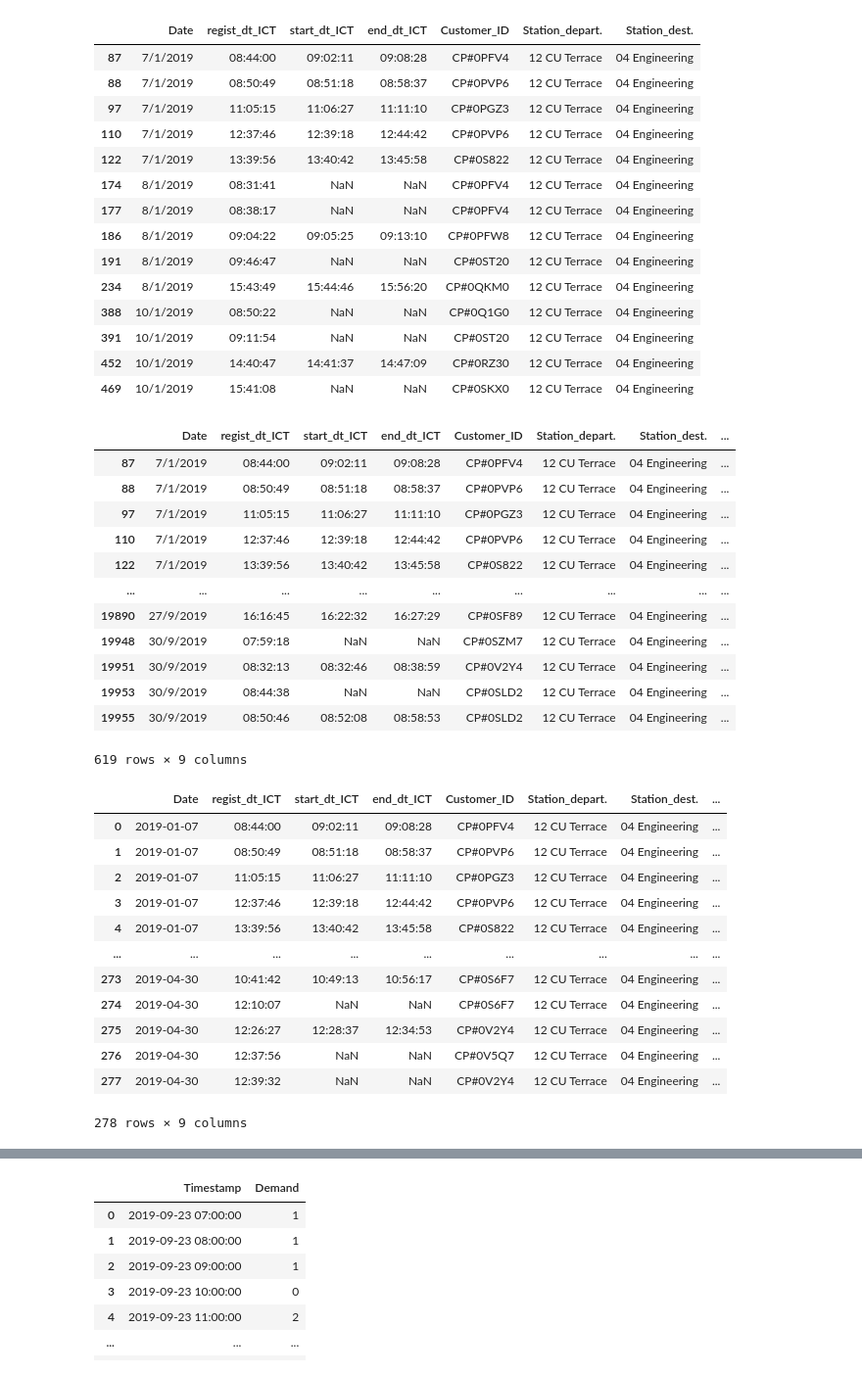
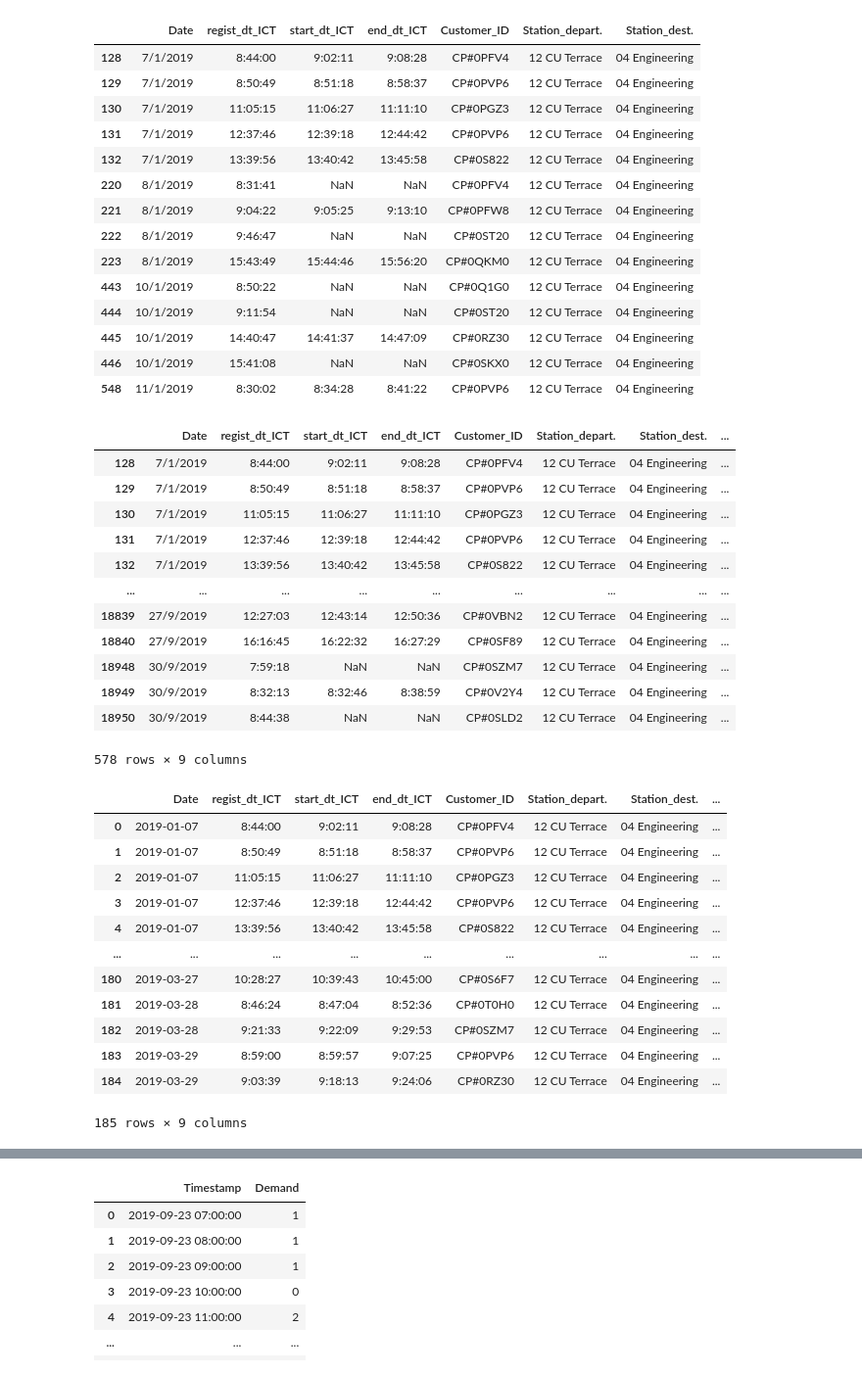
Before and after one commit to winnpm/ha-mo_data_visualization, a Jupyter notebook: Time Series Models.ipynb, the cells around one changed output, grey strips where cells are left out. Shown at 98% size. Drawn from its saved outputs; the diff is of its cells as text; code cells hidden in the pictures.

```diff
--- a/Time Series Models.ipynb
+++ b/Time Series Models.ipynb
@@ -17,7 +15,8 @@ from pylab import rcParams
 from tqdm import tqdm_notebook
 import fbprophet
 # %%
-df_merged_no_hol = pd.read_csv('usage_and_failed_search_no_hol.csv')
+# df_merged_no_hol_old = pd.read_csv('usage_and_failed_search_no_hol.csv')
+df_merged_no_hol = pd.read_csv('no_hol_v2_edited.csv')
 # %%
 df_o = df_merged_no_hol[df_merged_no_hol['Station_depart.'] == '12 CU Terrace']
 df_od = df_o[df_o['Station_dest.'] == '04 Engineering']
@@ -25,20 +24,20 @@ df_od = df_o[df_o['Station_dest.'] == '04 Engineering']
 df_od.head(14)
 # %% [output]
 |  | Date | regist_dt_ICT | start_dt_ICT | end_dt_ICT | Customer_ID | Station_depart. | Station_dest. |
-| 87 | 7/1/2019 | 08:44:00 | 09:02:11 | 09:08:28 | CP#0PFV4 | 12 CU Terrace | 04 Engineering |
-| 88 | 7/1/2019 | 08:50:49 | 08:51:18 | 08:58:37 | CP#0PVP6 | 12 CU Terrace | 04 Engineering |
-| 97 | 7/1/2019 | 11:05:15 | 11:06:27 | 11:11:10 | CP#0PGZ3 | 12 CU Terrace | 04 Engineering |
-| 110 | 7/1/2019 | 12:37:46 | 12:39:18 | 12:44:42 | CP#0PVP6 | 12 CU Terrace | 04 Engineering |
-| 122 | 7/1/2019 | 13:39:56 | 13:40:42 | 13:45:58 | CP#0S822 | 12 CU Terrace | 04 Engineering |
-| 174 | 8/1/2019 | 08:31:41 | NaN | NaN | CP#0PFV4 | 12 CU Terrace | 04 Engineering |
-| 177 | 8/1/2019 | 08:38:17 | NaN | NaN | CP#0PFV4 | 12 CU Terrace | 04 Engineering |
-| 186 | 8/1/2019 | 09:04:22 | 09:05:25 | 09:13:10 | CP#0PFW8 | 12 CU Terrace | 04 Engineering |
-| 191 | 8/1/2019 | 09:46:47 | NaN | NaN | CP#0ST20 | 12 CU Terrace | 04 Engineering |
-| 234 | 8/1/2019 | 15:43:49 | 15:44:46 | 15:56:20 | CP#0QKM0 | 12 CU Terrace | 04 Engineering |
-| 388 | 10/1/2019 | 08:50:22 | NaN | NaN | CP#0Q1G0 | 12 CU Terrace | 04 Engineering |
-| 391 | 10/1/2019 | 09:11:54 | NaN | NaN | CP#0ST20 | 12 CU Terrace | 04 Engineering |
-| 452 | 10/1/2019 | 14:40:47 | 14:41:37 | 14:47:09 | CP#0RZ30 | 12 CU Terrace | 04 Engineering |
-| 469 | 10/1/2019 | 15:41:08 | NaN | NaN | CP#0SKX0 | 12 CU Terrace | 04 Engineering |
+| 128 | 7/1/2019 | 8:44:00 | 9:02:11 | 9:08:28 | CP#0PFV4 | 12 CU Terrace | 04 Engineering |
+| 129 | 7/1/2019 | 8:50:49 | 8:51:18 | 8:58:37 | CP#0PVP6 | 12 CU Terrace | 04 Engineering |
+| 130 | 7/1/2019 | 11:05:15 | 11:06:27 | 11:11:10 | CP#0PGZ3 | 12 CU Terrace | 04 Engineering |
+| 131 | 7/1/2019 | 12:37:46 | 12:39:18 | 12:44:42 | CP#0PVP6 | 12 CU Terrace | 04 Engineering |
+| 132 | 7/1/2019 | 13:39:56 | 13:40:42 | 13:45:58 | CP#0S822 | 12 CU Terrace | 04 Engineering |
+| 220 | 8/1/2019 | 8:31:41 | NaN | NaN | CP#0PFV4 | 12 CU Terrace | 04 Engineering |
+| 221 | 8/1/2019 | 9:04:22 | 9:05:25 | 9:13:10 | CP#0PFW8 | 12 CU Terrace | 04 Engineering |
+| 222 | 8/1/2019 | 9:46:47 | NaN | NaN | CP#0ST20 | 12 CU Terrace | 04 Engineering |
+| 223 | 8/1/2019 | 15:43:49 | 15:44:46 | 15:56:20 | CP#0QKM0 | 12 CU Terrace | 04 Engineering |
+| 443 | 10/1/2019 | 8:50:22 | NaN | NaN | CP#0Q1G0 | 12 CU Terrace | 04 Engineering |
+| 444 | 10/1/2019 | 9:11:54 | NaN | NaN | CP#0ST20 | 12 CU Terrace | 04 Engineering |
+| 445 | 10/1/2019 | 14:40:47 | 14:41:37 | 14:47:09 | CP#0RZ30 | 12 CU Terrace | 04 Engineering |
+| 446 | 10/1/2019 | 15:41:08 | NaN | NaN | CP#0SKX0 | 12 CU Terrace | 04 Engineering |
+| 548 | 11/1/2019 | 8:30:02 | 8:34:28 | 8:41:22 | CP#0PVP6 | 12 CU Terrace | 04 Engineering |
 # %%
 df_od['DateTime'] = df_od[df_od.columns[0:2]].apply(lambda x : '/' .join(x.astype(str)),axis=1)
 df_od['DateTime'] = df_od['DateTime'].str.replace(":", "/")
@@ -49,44 +48,46 @@ df_od['Demand'] = demand
 df_od
 # %% [output]
 |  | Date | regist_dt_ICT | start_dt_ICT | end_dt_ICT | Customer_ID | Station_depart. | Station_dest. | ... |
-| 87 | 7/1/2019 | 08:44:00 | 09:02:11 | 09:08:28 | CP#0PFV4 | 12 CU Terrace | 04 Engineering | ... |
-| 88 | 7/1/2019 | 08:50:49 | 08:51:18 | 08:58:37 | CP#0PVP6 | 12 CU Terrace | 04 Engineering | ... |
-| 97 | 7/1/2019 | 11:05:15 | 11:06:27 | 11:11:10 | CP#0PGZ3 | 12 CU Terrace | 04 Engineering | ... |
-| 110 | 7/1/2019 | 12:37:46 | 12:39:18 | 12:44:42 | CP#0PVP6 | 12 CU Terrace | 04 Engineering | ... |
-| 122 | 7/1/2019 | 13:39:56 | 13:40:42 | 13:45:58 | CP#0S822 | 12 CU Terrace | 04 Engineering | ... |
+| 128 | 7/1/2019 | 8:44:00 | 9:02:11 | 9:08:28 | CP#0PFV4 | 12 CU Terrace | 04 Engineering | ... |
+| 129 | 7/1/2019 | 8:50:49 | 8:51:18 | 8:58:37 | CP#0PVP6 | 12 CU Terrace | 04 Engineering | ... |
+| 130 | 7/1/2019 | 11:05:15 | 11:06:27 | 11:11:10 | CP#0PGZ3 | 12 CU Terrace | 04 Engineering | ... |
+| 131 | 7/1/2019 | 12:37:46 | 12:39:18 | 12:44:42 | CP#0PVP6 | 12 CU Terrace | 04 Engineering | ... |
+| 132 | 7/1/2019 | 13:39:56 | 13:40:42 | 13:45:58 | CP#0S822 | 12 CU Terrace | 04 Engineering | ... |
 | ... | ... | ... | ... | ... | ... | ... | ... | ... |
-| 19890 | 27/9/2019 | 16:16:45 | 16:22:32 | 16:27:29 | CP#0SF89 | 12 CU Terrace | 04 Engineering | ... |
-| 19948 | 30/9/2019 | 07:59:18 | NaN | NaN | CP#0SZM7 | 12 CU Terrace | 04 Engineering | ... |
-| 19951 | 30/9/2019 | 08:32:13 | 08:32:46 | 08:38:59 | CP#0V2Y4 | 12 CU Terrace | 04 Engineering | ... |
-| 19953 | 30/9/2019 | 08:44:38 | NaN | NaN | CP#0SLD2 | 12 CU Terrace | 04 Engineering | ... |
-| 19955 | 30/9/2019 | 08:50:46 | 08:52:08 | 08:58:53 | CP#0SLD2 | 12 CU Terrace | 04 Engineering | ... |
+| 18839 | 27/9/2019 | 12:27:03 | 12:43:14 | 12:50:36 | CP#0VBN2 | 12 CU Terrace | 04 Engineering | ... |
+| 18840 | 27/9/2019 | 16:16:45 | 16:22:32 | 16:27:29 | CP#0SF89 | 12 CU Terrace | 04 Engineering | ... |
+| 18948 | 30/9/2019 | 7:59:18 | NaN | NaN | CP#0SZM7 | 12 CU Terrace | 04 Engineering | ... |
+| 18949 | 30/9/2019 | 8:32:13 | 8:32:46 | 8:38:59 | CP#0V2Y4 | 12 CU Terrace | 04 Engineering | ... |
+| 18950 | 30/9/2019 | 8:44:38 | NaN | NaN | CP#0SLD2 | 12 CU Terrace | 04 Engineering | ... |
-619 rows × 9 columns
+578 rows × 9 columns
 # %%
 df_od['Date'] = pd.to_datetime(df_od['Date'], dayfirst=True)
 df_od.set_index('Date', inplace=True)
-df_train = df_train_clone = df_od[:'2019-04-30']
-df_test = df_test_clone = df_od['2019-05-01':'2019-05-23']
+# df_train = df_train_clone = df_od[:'2019-04-30']
+# df_test = df_test_clone = df_od['2019-05-01':'2019-05-23']
+df_train = df_train_clone = df_od[:'2019-03-29']
+df_test = df_test_clone = df_od['2019-04-01':'2019-04-30']
 df_train2 = df_train_clone2 = df_od['2019-08-13':'2019-09-20']
 df_test2 = df_test_clone2 = df_od['2019-09-23':'2019-09-30']
 # df_cv = df_cv_clone = df_od[:'2019-05-23']
 df_train_clone = df_train_clone.reset_index()
 df_test_clone = df_test_clone.reset_index()
 df_train_clone2 = df_train_clone2.reset_index()
 df_test_clone2 = df_test_clone2.reset_index()
 # df_cv_clone = df_cv_clone.reset_index()
 df_train_clone
 # %% [output]
 |  | Date | regist_dt_ICT | start_dt_ICT | end_dt_ICT | Customer_ID | Station_depart. | Station_dest. | ... |
-| 0 | 2019-01-07 | 08:44:00 | 09:02:11 | 09:08:28 | CP#0PFV4 | 12 CU Terrace | 04 Engineering | ... |
-| 1 | 2019-01-07 | 08:50:49 | 08:51:18 | 08:58:37 | CP#0PVP6 | 12 CU Terrace | 04 Engineering | ... |
+| 0 | 2019-01-07 | 8:44:00 | 9:02:11 | 9:08:28 | CP#0PFV4 | 12 CU Terrace | 04 Engineering | ... |
+| 1 | 2019-01-07 | 8:50:49 | 8:51:18 | 8:58:37 | CP#0PVP6 | 12 CU Terrace | 04 Engineering | ... |
 | 2 | 2019-01-07 | 11:05:15 | 11:06:27 | 11:11:10 | CP#0PGZ3 | 12 CU Terrace | 04 Engineering | ... |
 | 3 | 2019-01-07 | 12:37:46 | 12:39:18 | 12:44:42 | CP#0PVP6 | 12 CU Terrace | 04 Engineering | ... |
 | 4 | 2019-01-07 | 13:39:56 | 13:40:42 | 13:45:58 | CP#0S822 | 12 CU Terrace | 04 Engineering | ... |
 | ... | ... | ... | ... | ... | ... | ... | ... | ... |
-| 273 | 2019-04-30 | 10:41:42 | 10:49:13 | 10:56:17 | CP#0S6F7 | 12 CU Terrace | 04 Engineering | ... |
-| 274 | 2019-04-30 | 12:10:07 | NaN | NaN | CP#0S6F7 | 12 CU Terrace | 04 Engineering | ... |
-| 275 | 2019-04-30 | 12:26:27 | 12:28:37 | 12:34:53 | CP#0V2Y4 | 12 CU Terrace | 04 Engineering | ... |
-| 276 | 2019-04-30 | 12:37:56 | NaN | NaN | CP#0V5Q7 | 12 CU Terrace | 04 Engineering | ... |
-| 277 | 2019-04-30 | 12:39:32 | NaN | NaN | CP#0V2Y4 | 12 CU Terrace | 04 Engineering | ... |
+| 180 | 2019-03-27 | 10:28:27 | 10:39:43 | 10:45:00 | CP#0S6F7 | 12 CU Terrace | 04 Engineering | ... |
+| 181 | 2019-03-28 | 8:46:24 | 8:47:04 | 8:52:36 | CP#0T0H0 | 12 CU Terrace | 04 Engineering | ... |
+| 182 | 2019-03-28 | 9:21:33 | 9:22:09 | 9:29:53 | CP#0SZM7 | 12 CU Terrace | 04 Engineering | ... |
+| 183 | 2019-03-29 | 8:59:00 | 8:59:57 | 9:07:25 | CP#0PVP6 | 12 CU Terrace | 04 Engineering | ... |
+| 184 | 2019-03-29 | 9:03:39 | 9:18:13 | 9:24:06 | CP#0RZ30 | 12 CU Terrace | 04 Engineering | ... |
-278 rows × 9 columns
+185 rows × 9 columns
 # %%
```
Also changed, not shown: parts of 45 cells of this notebook, 4 other files.
